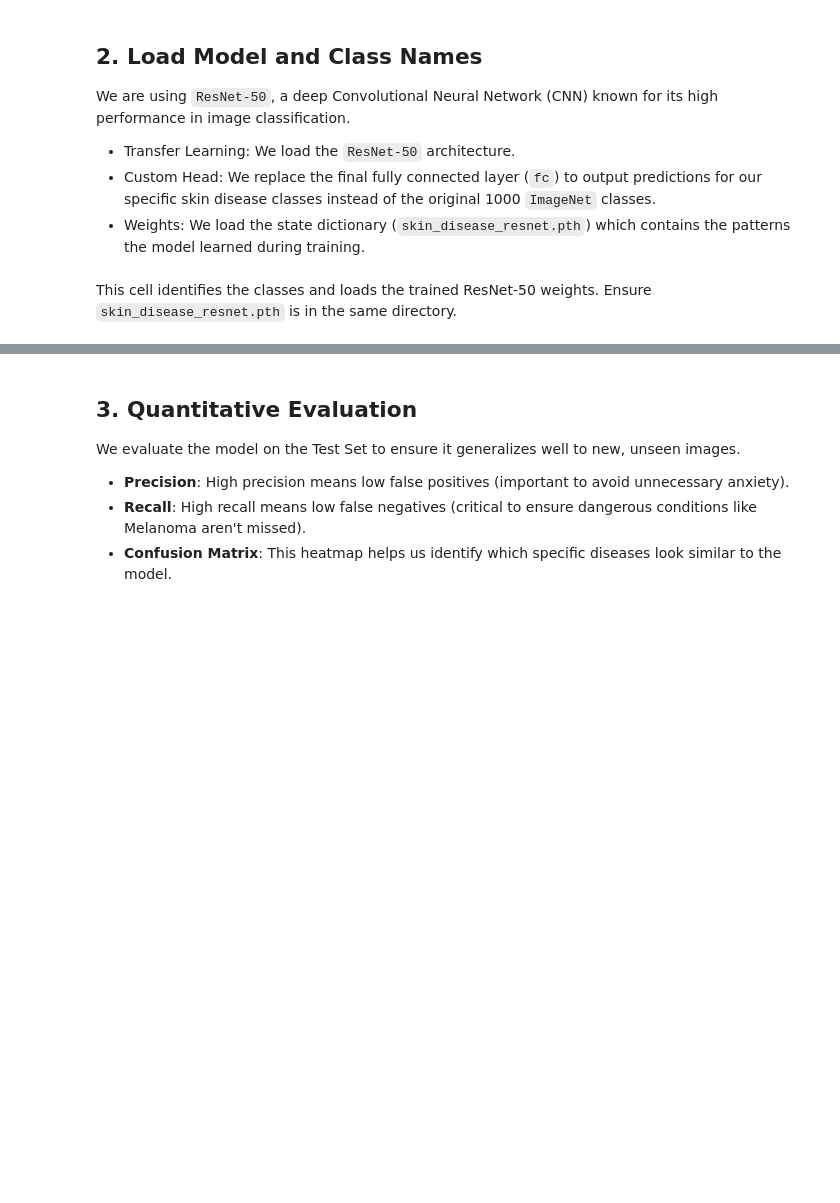
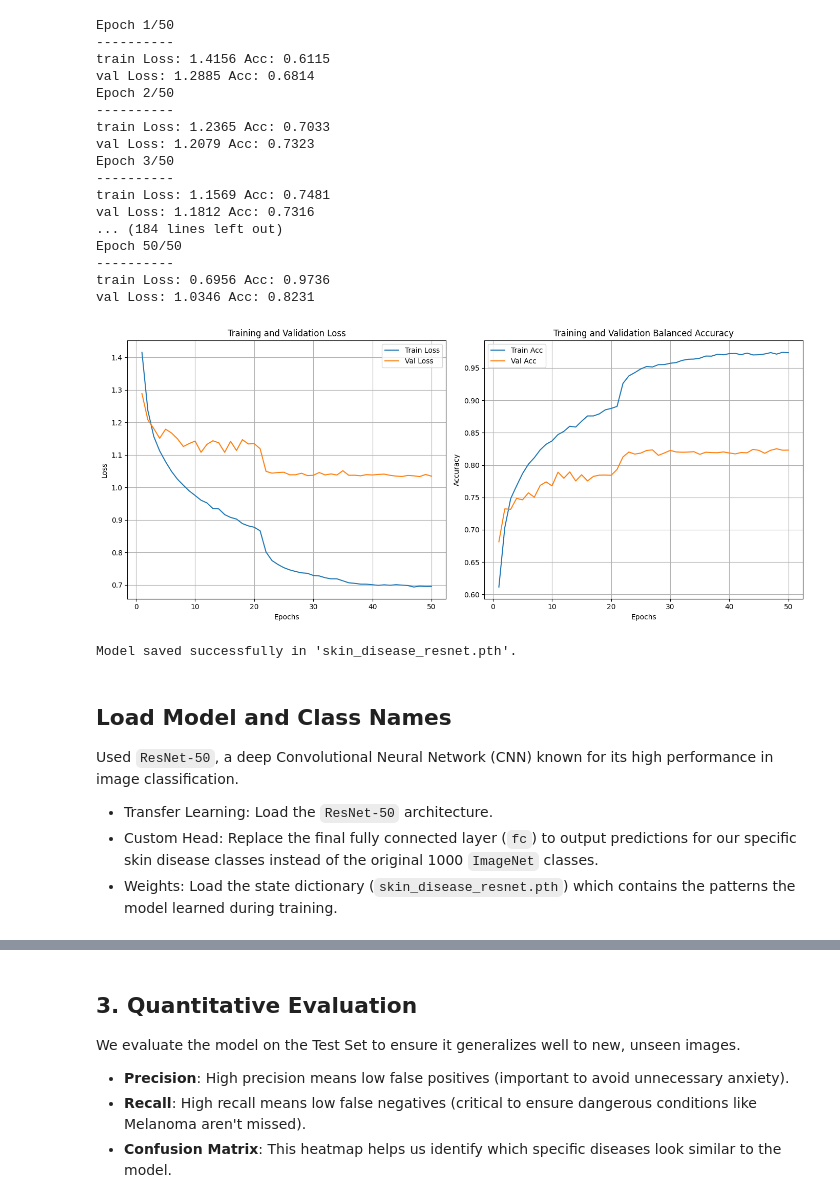
Before and after one commit to vhs-axo/CSC173-DeepCV-Palarpalar, a Jupyter notebook: demo.ipynb, the cells around one changed output, grey strips where cells are left out. Drawn from its saved outputs; the diff is of its cells as text; code cells hidden in the pictures; blank space fills up the shorter version.

Commit message:
moved training and prep code to demo.ipynb

```diff
--- a/demo.ipynb
+++ b/demo.ipynb
@@ -29,0 +224,21 @@ Using device: cuda
+# %%
+# Load ResNet50
+model = models.resnet50(weights=models.ResNet50_Weights.IMAGENET1K_V2)
+
+# Freeze ALL parameters
+for param in model.parameters():
+    param.requires_grad = False
+
+# Unfreeze the 'fc' (Fully Connected) layer - The Classifier
+for param in model.fc.parameters():
+    param.requires_grad = True
+
+# Unfreeze 'layer4' - The last block of Convolutional layers
+for param in model.layer4.parameters():
+    param.requires_grad = True
+
+# Replace the final fully connected layer
+num_ftrs = model.fc.in_features
+model.fc = nn.Linear(num_ftrs, num_classes)
+
+model = model.to(DEVICE)
@@ -30,11 +404,38 @@ Using device: cuda
+# %%
+# Run Training
+trained_model = train_model(model, criterion, optimizer, exp_lr_scheduler, NUM_EPOCHS)
+
+# Save the Model
+model_pth = "skin_disease_resnet.pth"
+
+torch.save(trained_model.state_dict(), model_pth)
+print(f"Model saved successfully in {model_pth!r}.")
+# %% [output]
+Epoch 1/50
+----------
+train Loss: 1.4156 Acc: 0.6115
+val Loss: 1.2885 Acc: 0.6814
+Epoch 2/50
+----------
+train Loss: 1.2365 Acc: 0.7033
+val Loss: 1.2079 Acc: 0.7323
+Epoch 3/50
+----------
+train Loss: 1.1569 Acc: 0.7481
+val Loss: 1.1812 Acc: 0.7316
+... (184 lines left out)
+Epoch 50/50
+----------
+train Loss: 0.6956 Acc: 0.9736
+val Loss: 1.0346 Acc: 0.8231
+[figure, added]
+Model saved successfully in 'skin_disease_resnet.pth'.
 # %% [markdown]
-## 2. Load Model and Class Names
+## Load Model and Class Names
 
-We are using `ResNet-50`, a deep Convolutional Neural Network (CNN) known for its high performance in image classification.
+Used `ResNet-50`, a deep Convolutional Neural Network (CNN) known for its high performance in image classification.
 
- - Transfer Learning: We load the `ResNet-50` architecture.
- - Custom Head: We replace the final fully connected layer (`fc`) to output predictions for our specific skin disease classes instead of the original 1000 `ImageNet` classes.
- - Weights: We load the state dictionary (`skin_disease_resnet.pth`) which contains the patterns the model learned during training.
+ - Transfer Learning: Load the `ResNet-50` architecture.
+ - Custom Head: Replace the final fully connected layer (`fc`) to output predictions for our specific skin disease classes instead of the original 1000 `ImageNet` classes.
+ - Weights: Load the state dictionary (`skin_disease_resnet.pth`) which contains the patterns the model learned during training.
-# %% [markdown]
-This cell identifies the classes and loads the trained ResNet-50 weights. Ensure `skin_disease_resnet.pth` is in the same directory.
 # %%
```
Also changed, not shown: parts of 18 cells of this notebook, 4 other files.
